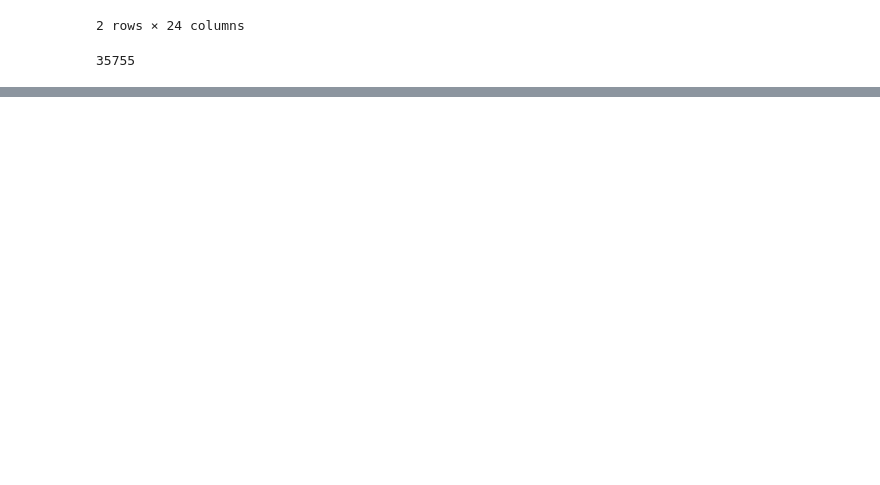
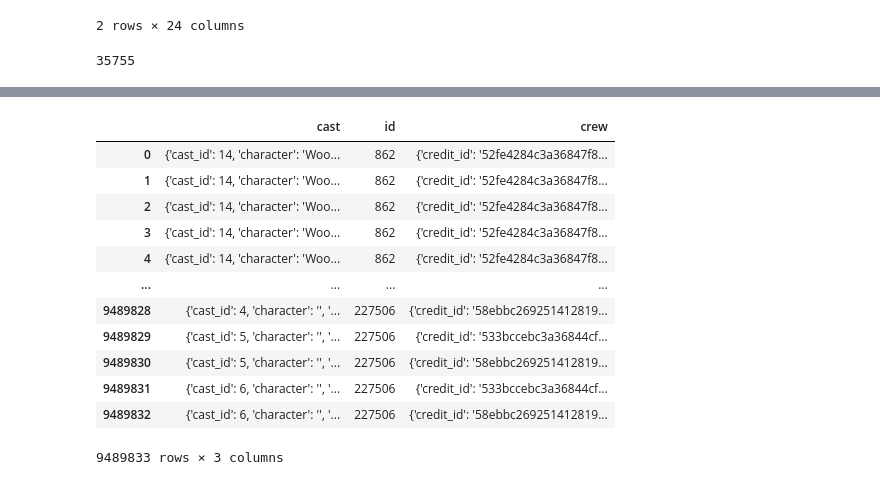
Before and after one commit to Nahuel404/PI_ML_3, a Jupyter notebook: Transformaciones.ipynb, the cells around one changed output, grey strips where cells are left out. Saved outputs shown, nothing was run; the diff lists cells and outputs as text; code cells hidden in the pictures; blank space fills up the shorter version.

```diff
--- a/Transformaciones.ipynb
+++ b/Transformaciones.ipynb
@@ -408,0 +438,17 @@ mask=df_prueba[['name', 'belongs_to_collection']]
+# %%
+cantidad = df_a_transformar2.shape
+lista_dicc = []
+lista_id = []
+for i in range(cantidad[0]-1):
+    s = eval(str(df_a_transformar2['cast'].loc[i]))
+
+    if type(s) == list:
+        for diccionario in s:
+            lista_dicc.append(diccionario)
+            lista_id.append(df_a_transformar2['id'].loc[i])
+    else:
+        i=cantidad[0]
+        print(type(s))
+# %%
+df_cast = pd.DataFrame({'cast': lista_dicc, 'id': lista_id})
+df_cast
@@ -408,0 +469,16 @@ mask=df_prueba[['name', 'belongs_to_collection']]
+# %%
+lista_dicc_crew = []
+lista_id_crew = []
+
+for i in range(cantidad[0]-1):
+    s = eval(str(df_a_transformar2['crew'].loc[i]))
+
+    if type(s) == list:
+        for diccionario in s:
+            lista_dicc_crew.append(diccionario)
+            lista_id_crew.append(df_a_transformar2['id'].loc[i])
+    else:
+        i=cantidad[0]
+        print(type(s))
+# %%
+df_crew = pd.DataFrame({'crew': lista_dicc_crew, 'id': lista_id_crew})
@@ -408,0 +501,17 @@ mask=df_prueba[['name', 'belongs_to_collection']]
+# %%
+df_credits = pd.merge(df_cast, df_crew, how='left', on='id')
+df_credits
+# %% [output]
+|  | cast | id | crew |
+| 0 | {'cast_id': 14, 'character': 'Woo... | 862 | {'credit_id': '52fe4284c3a36847f8... |
+| 1 | {'cast_id': 14, 'character': 'Woo... | 862 | {'credit_id': '52fe4284c3a36847f8... |
+| 2 | {'cast_id': 14, 'character': 'Woo... | 862 | {'credit_id': '52fe4284c3a36847f8... |
+| 3 | {'cast_id': 14, 'character': 'Woo... | 862 | {'credit_id': '52fe4284c3a36847f8... |
+| 4 | {'cast_id': 14, 'character': 'Woo... | 862 | {'credit_id': '52fe4284c3a36847f8... |
+| ... | ... | ... | ... |
+| 9489828 | {'cast_id': 4, 'character': '', '... | 227506 | {'credit_id': '58ebbc269251412819... |
+| 9489829 | {'cast_id': 5, 'character': '', '... | 227506 | {'credit_id': '533bccebc3a36844cf... |
+| 9489830 | {'cast_id': 5, 'character': '', '... | 227506 | {'credit_id': '58ebbc269251412819... |
+| 9489831 | {'cast_id': 6, 'character': '', '... | 227506 | {'credit_id': '533bccebc3a36844cf... |
+| 9489832 | {'cast_id': 6, 'character': '', '... | 227506 | {'credit_id': '58ebbc269251412819... |
+9489833 rows × 3 columns
```
Also changed, not shown: parts of 19 cells of this notebook, 1 other file.
